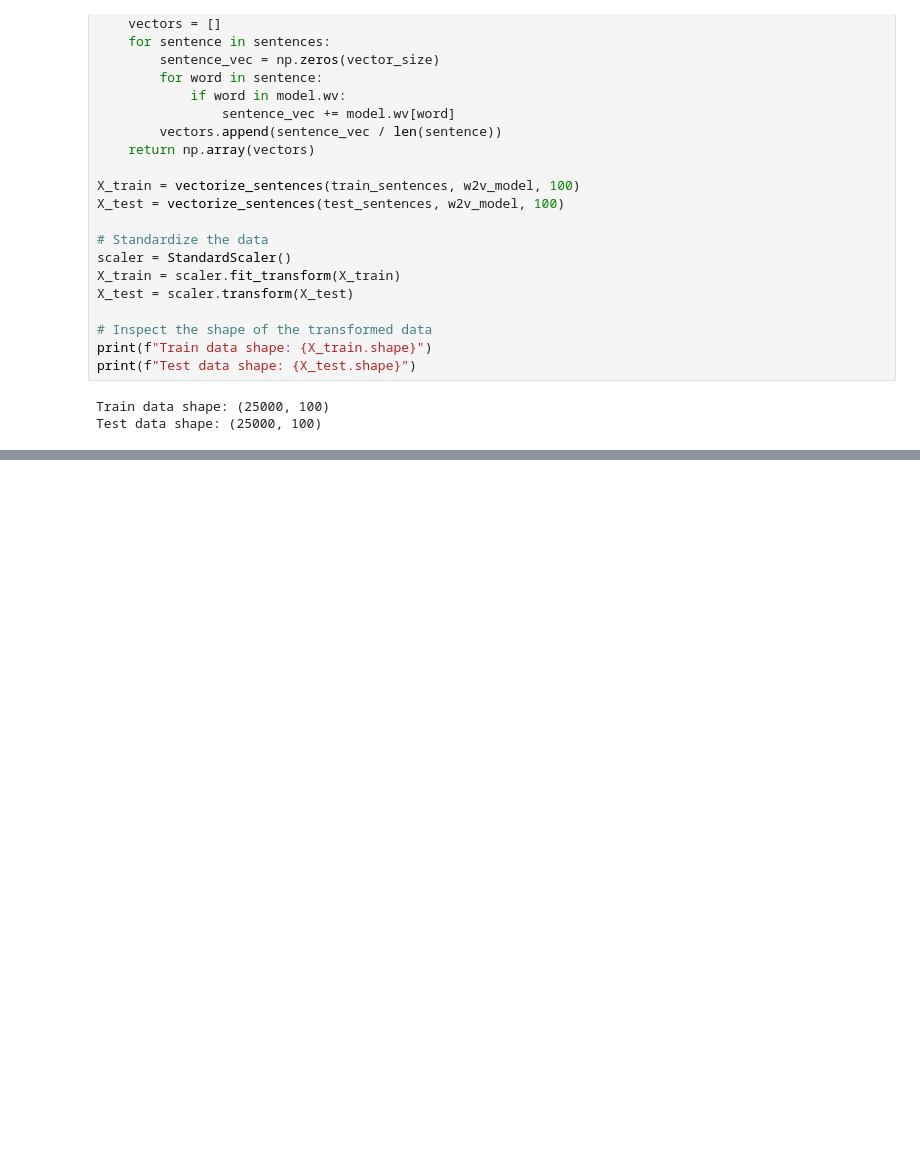
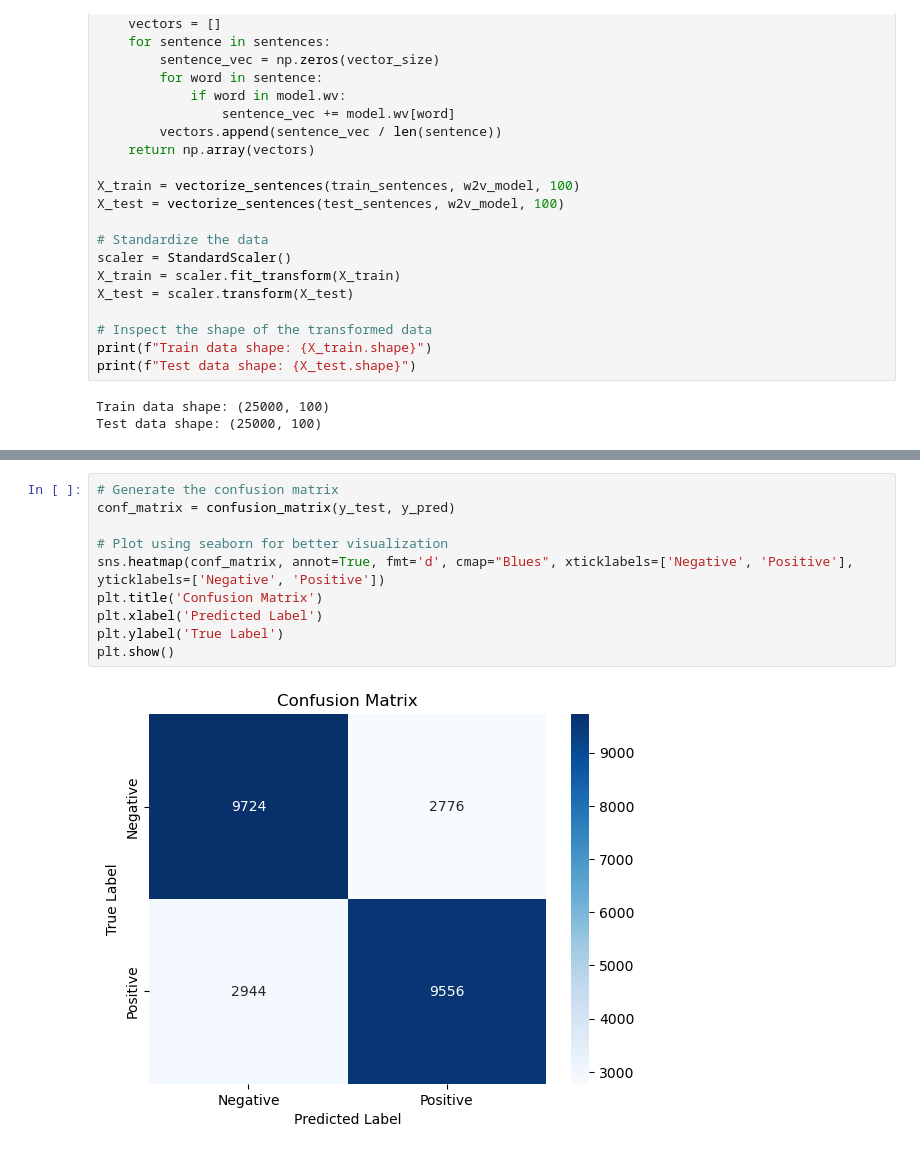
Before and after one commit to Aokijiop/CS178-IMDB-Classification, a Jupyter notebook: logisticRegression.ipynb, the cells around one changed output, grey strips where cells are left out. Cells and saved outputs as stored; diff of their text form; blank space fills up the shorter version.

```diff
--- a/logisticRegression.ipynb
+++ b/logisticRegression.ipynb
@@ -102,0 +122,12 @@ Accuracy: 0.7716
+# %%
+# Generate the confusion matrix
+conf_matrix = confusion_matrix(y_test, y_pred)
+
+# Plot using seaborn for better visualization
+sns.heatmap(conf_matrix, annot=True, fmt='d', cmap="Blues", xticklabels=['Negative', 'Positive'], yticklabels=['Negative', 'Positive'])
+plt.title('Confusion Matrix')
+plt.xlabel('Predicted Label')
+plt.ylabel('True Label')
+plt.show()
+# %% [output]
+[figure, added]
```
Also changed, not shown: parts of 5 cells of this notebook.
